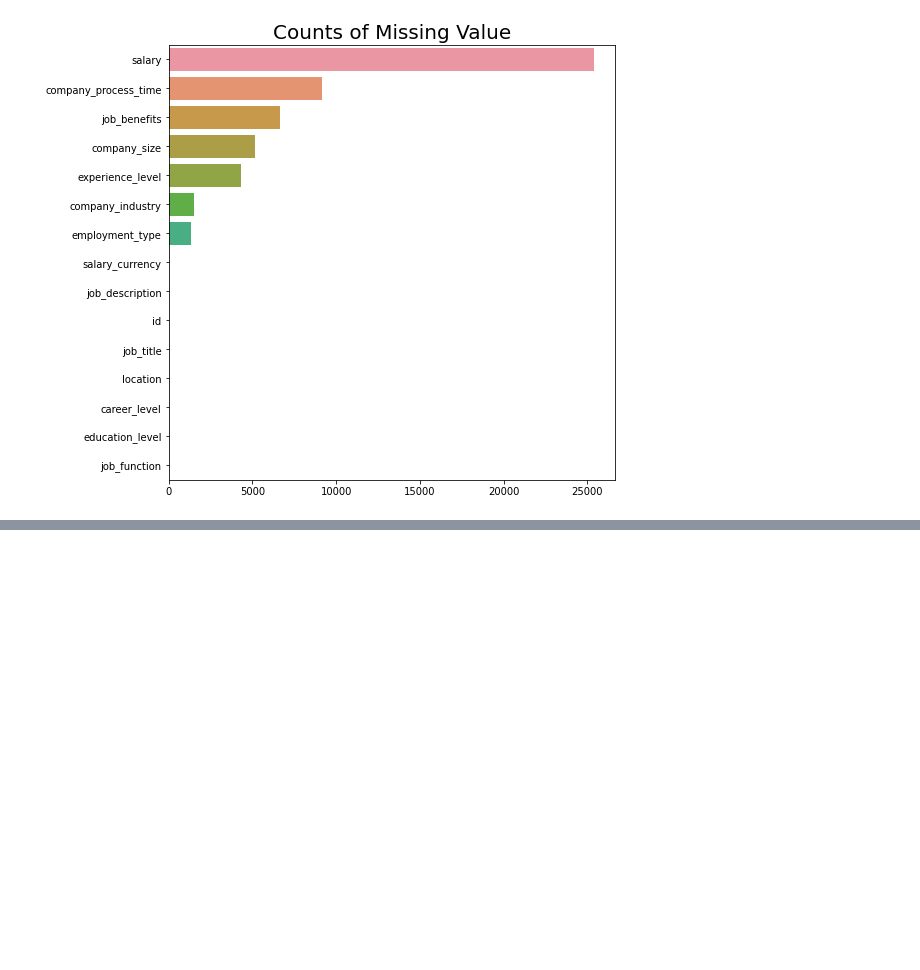
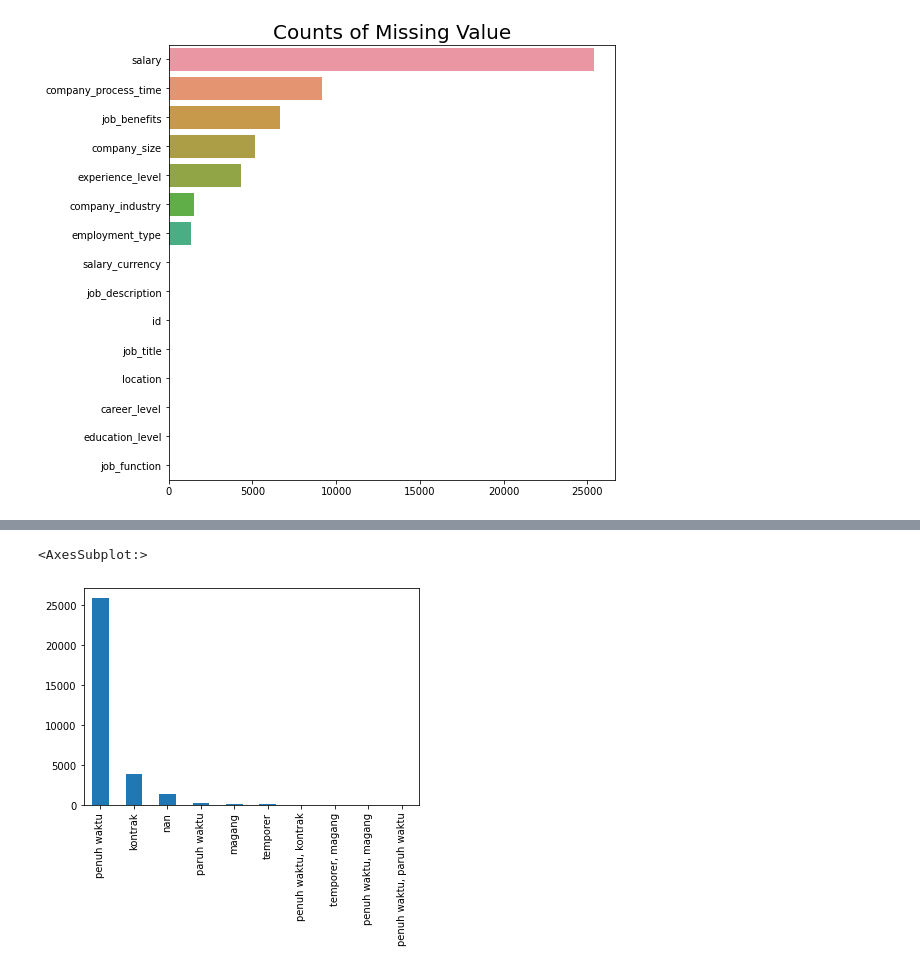
Before and after one commit to TeguhPermana666/Find_IT, a Jupyter notebook: Analisis.ipynb, the cells around one changed output, grey strips where cells are left out. Saved outputs shown, nothing was run; the diff lists cells and outputs as text; code cells hidden in the pictures; blank space fills up the shorter version.

Commit message:
[Feature] Do EDA and Cleaning Data using remove NaN Value

```diff
--- a/Analisis.ipynb
+++ b/Analisis.ipynb
@@ -68,0 +98,3 @@ Text(0.5, 1.0, 'Counts of Missing Value')
+# %%
+train_data["job_title"] = train_data["job_title"].apply(lambda item: str(item).lower())
+len(train_data["job_title"].unique())
@@ -68,0 +123,4 @@ Text(0.5, 1.0, 'Counts of Missing Value')
+# %%
+train_data["location"] = train_data["location"].apply(
+    lambda item: str(item).lower())
+len(train_data["location"].unique())
@@ -68,0 +143,8 @@ Text(0.5, 1.0, 'Counts of Missing Value')
+# %%
+train_data["employment_type"] = train_data["employment_type"].apply(
+    lambda item: str(item).lower())
+len(train_data["employment_type"].unique())
+train_data["employment_type"].value_counts()[:60]
+# %% [output]
+<AxesSubplot:>
+[figure, added]
```
Also changed, not shown: parts of 16 cells of this notebook.
